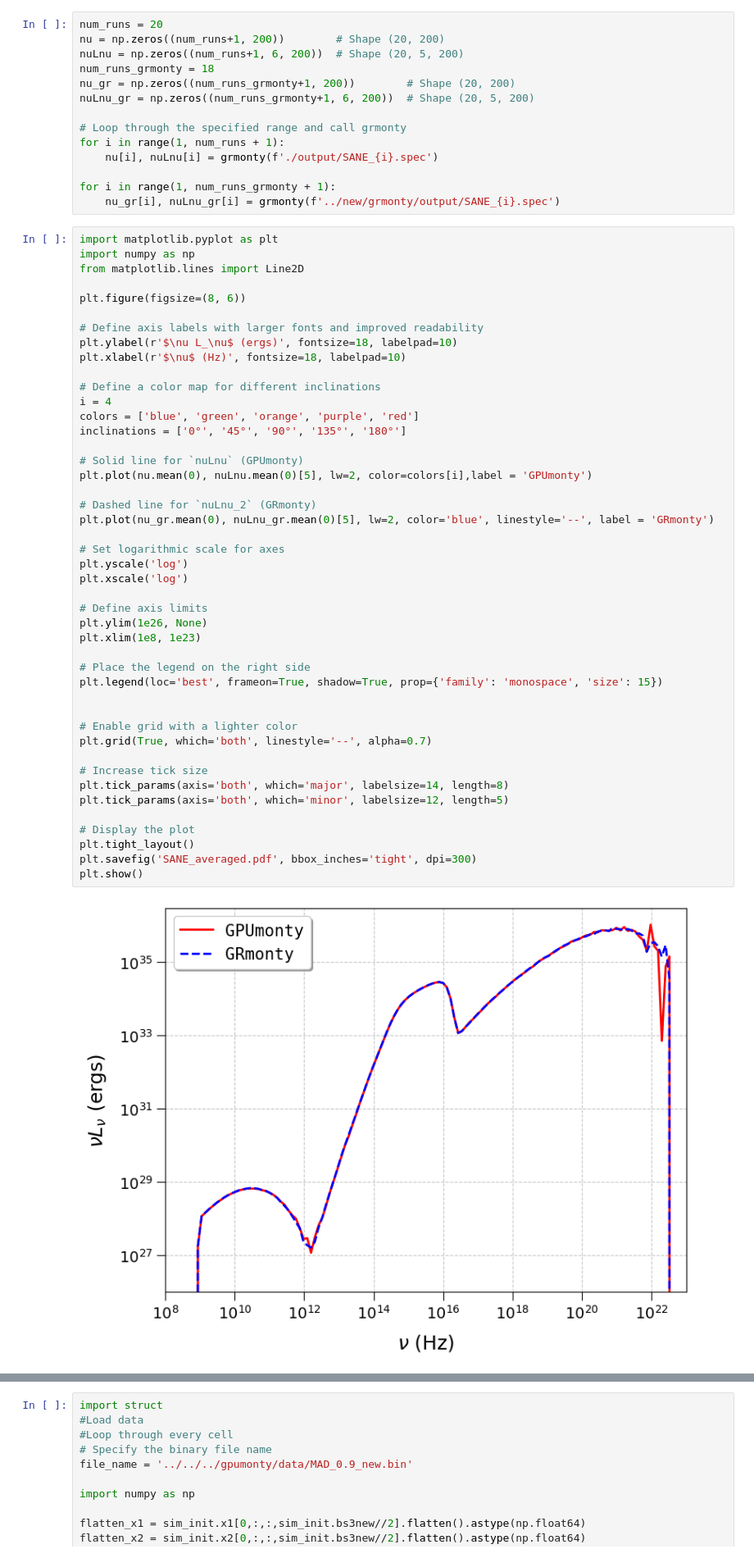
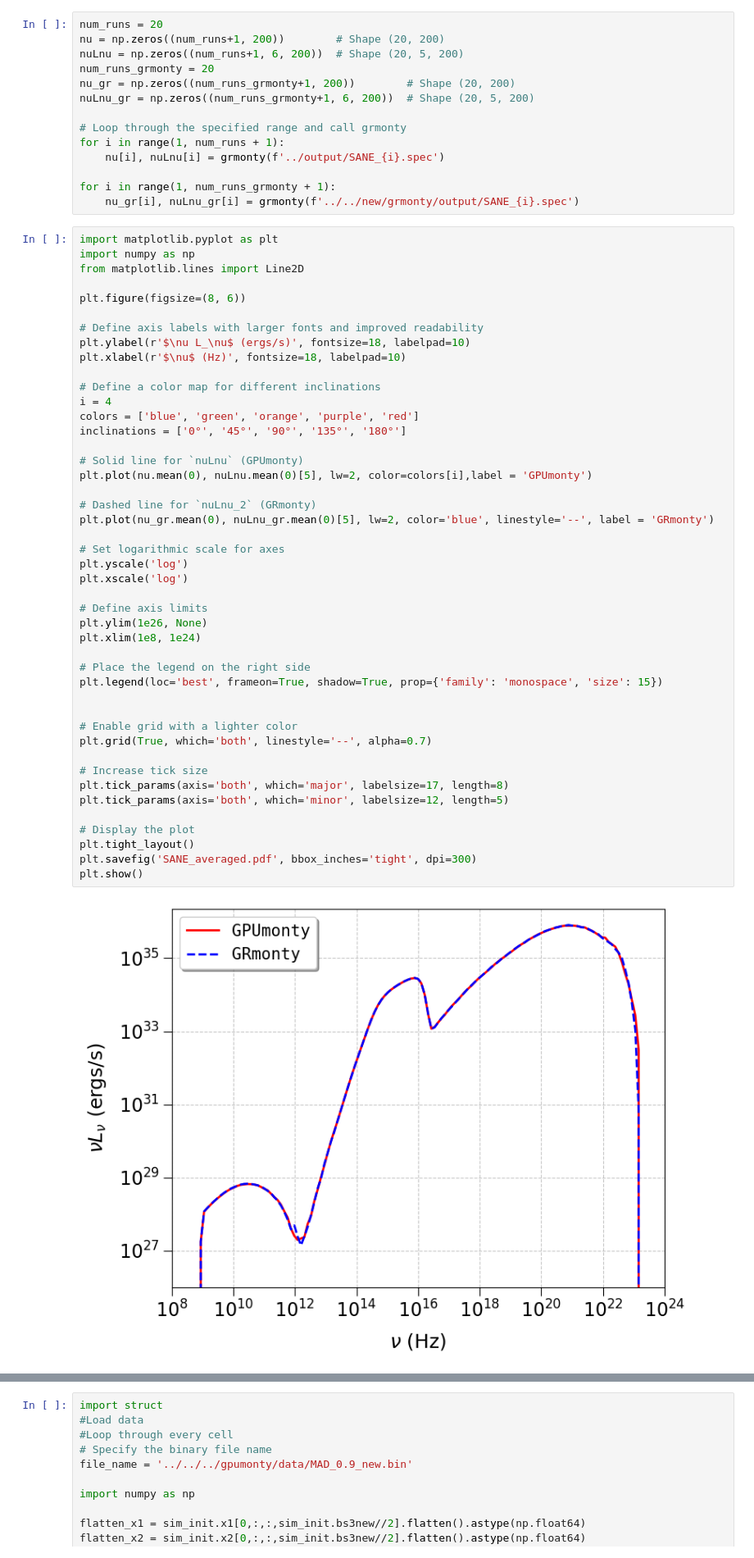
Before and after one commit to black-hole-group/gpumonty, a Jupyter notebook: python/Untitled.ipynb, the cells around one changed output, grey strips where cells are left out. Shown at 82% size. Drawn from its saved outputs; the diff is of its cells as text.

```diff
--- a/python/Untitled.ipynb
+++ b/python/Untitled.ipynb
@@ -78,16 +100,16 @@ nu2, nuLnu_2 = grmonty('../new/grmonty/output/SANE_4.spec')
 num_runs = 20
 nu = np.zeros((num_runs+1, 200))        # Shape (20, 200)
 nuLnu = np.zeros((num_runs+1, 6, 200))  # Shape (20, 5, 200)
-num_runs_grmonty = 18
+num_runs_grmonty = 20
 nu_gr = np.zeros((num_runs_grmonty+1, 200))        # Shape (20, 200)
 nuLnu_gr = np.zeros((num_runs_grmonty+1, 6, 200))  # Shape (20, 5, 200)
 
 # Loop through the specified range and call grmonty
 for i in range(1, num_runs + 1):
-    nu[i], nuLnu[i] = grmonty(f'./output/SANE_{i}.spec')
+    nu[i], nuLnu[i] = grmonty(f'../output/SANE_{i}.spec')
 
 for i in range(1, num_runs_grmonty + 1):
-    nu_gr[i], nuLnu_gr[i] = grmonty(f'../new/grmonty/output/SANE_{i}.spec')
+    nu_gr[i], nuLnu_gr[i] = grmonty(f'../../new/grmonty/output/SANE_{i}.spec')
 # %%
 import matplotlib.pyplot as plt
 import numpy as np
@@ -96,7 +118,7 @@ from matplotlib.lines import Line2D
 plt.figure(figsize=(8, 6))
 
 # Define axis labels with larger fonts and improved readability
-plt.ylabel(r'$\nu L_\nu$ (ergs)', fontsize=18, labelpad=10)
+plt.ylabel(r'$\nu L_\nu$ (ergs/s)', fontsize=18, labelpad=10)
 plt.xlabel(r'$\nu$ (Hz)', fontsize=18, labelpad=10)
 
 # Define a color map for different inclinations
@@ -105,34 +127,34 @@ colors = ['blue', 'green', 'orange', 'purple', 'red']
 inclinations = ['0°', '45°', '90°', '135°', '180°']
 
 # Solid line for `nuLnu` (GPUmonty)
 plt.plot(nu.mean(0), nuLnu.mean(0)[5], lw=2, color=colors[i],label = 'GPUmonty')
 
 # Dashed line for `nuLnu_2` (GRmonty)
 plt.plot(nu_gr.mean(0), nuLnu_gr.mean(0)[5], lw=2, color='blue', linestyle='--', label = 'GRmonty')
 
 # Set logarithmic scale for axes
 plt.yscale('log')
 plt.xscale('log')
 
 # Define axis limits
 plt.ylim(1e26, None)
-plt.xlim(1e8, 1e23)
+plt.xlim(1e8, 1e24)
 
 # Place the legend on the right side
 plt.legend(loc='best', frameon=True, shadow=True, prop={'family': 'monospace', 'size': 15})
 
 
 # Enable grid with a lighter color
 plt.grid(True, which='both', linestyle='--', alpha=0.7)
 
 # Increase tick size
-plt.tick_params(axis='both', which='major', labelsize=14, length=8)
+plt.tick_params(axis='both', which='major', labelsize=17, length=8)
 plt.tick_params(axis='both', which='minor', labelsize=12, length=5)
 
 # Display the plot
 plt.tight_layout()
 plt.savefig('SANE_averaged.pdf', bbox_inches='tight', dpi=300)
 plt.show()
 # %% [output]
-[figure, old version]
+[figure, new version]
 # %%
```
Also changed, not shown: parts of 6 cells of this notebook, 16 other files.
